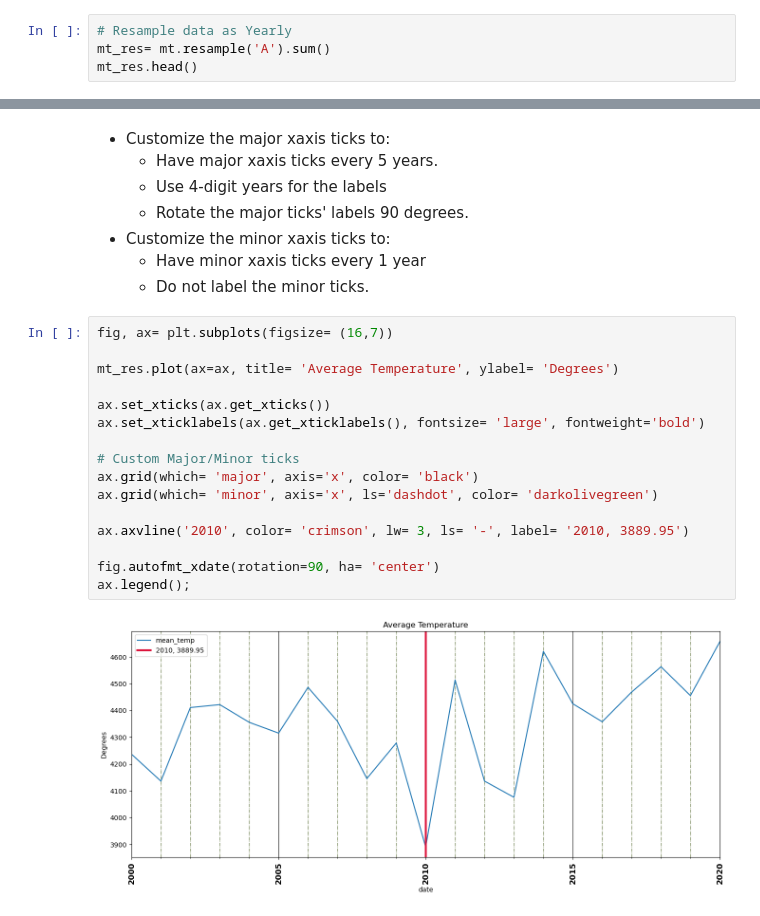
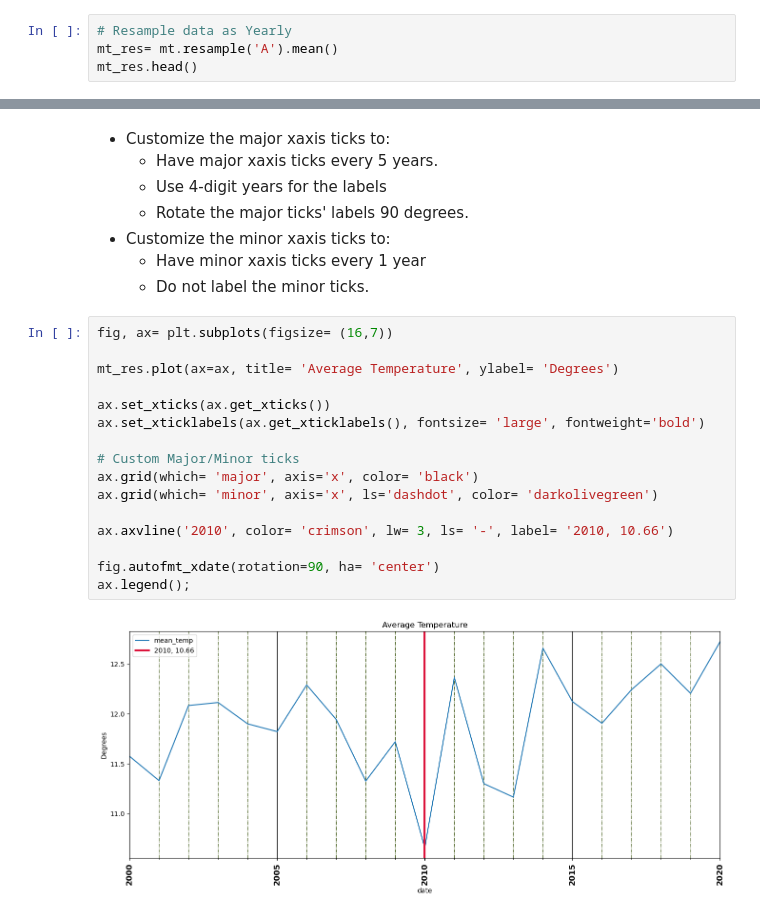
Before and after one commit to wrodemoyer/Resampling-Datetime-Data-Core, a Jupyter notebook: Resampling Datetime Data.ipynb, the cells around one changed output, grey strips where cells are left out. Saved outputs shown, nothing was run; the diff lists cells and outputs as text.

```diff
--- a/Resampling Datetime Data.ipynb
+++ b/Resampling Datetime Data.ipynb
@@ -381,7 +381,7 @@ date
 Name: mean_temp, Length: 7671, dtype: float64
 # %%
 # Resample data as Yearly
-mt_res= mt.resample('A').sum()
+mt_res= mt.resample('A').mean()
 mt_res.head()
 # %% [output]
 date
@@ -422,18 +422,18 @@ Visuals
 # %%
 fig, ax= plt.subplots(figsize= (16,7))
 
 mt_res.plot(ax=ax, title= 'Average Temperature', ylabel= 'Degrees')
 
 ax.set_xticks(ax.get_xticks())
 ax.set_xticklabels(ax.get_xticklabels(), fontsize= 'large', fontweight='bold')
 
 # Custom Major/Minor ticks
 ax.grid(which= 'major', axis='x', color= 'black')
 ax.grid(which= 'minor', axis='x', ls='dashdot', color= 'darkolivegreen')
 
-ax.axvline('2010', color= 'crimson', lw= 3, ls= '-', label= '2010, 3889.95')
+ax.axvline('2010', color= 'crimson', lw= 3, ls= '-', label= '2010, 10.66')
 
 fig.autofmt_xdate(rotation=90, ha= 'center')
 ax.legend();
 # %% [output]
-[figure, old version]
+[figure, new version]
```
Also changed, not shown: parts of 5 cells of this notebook.
